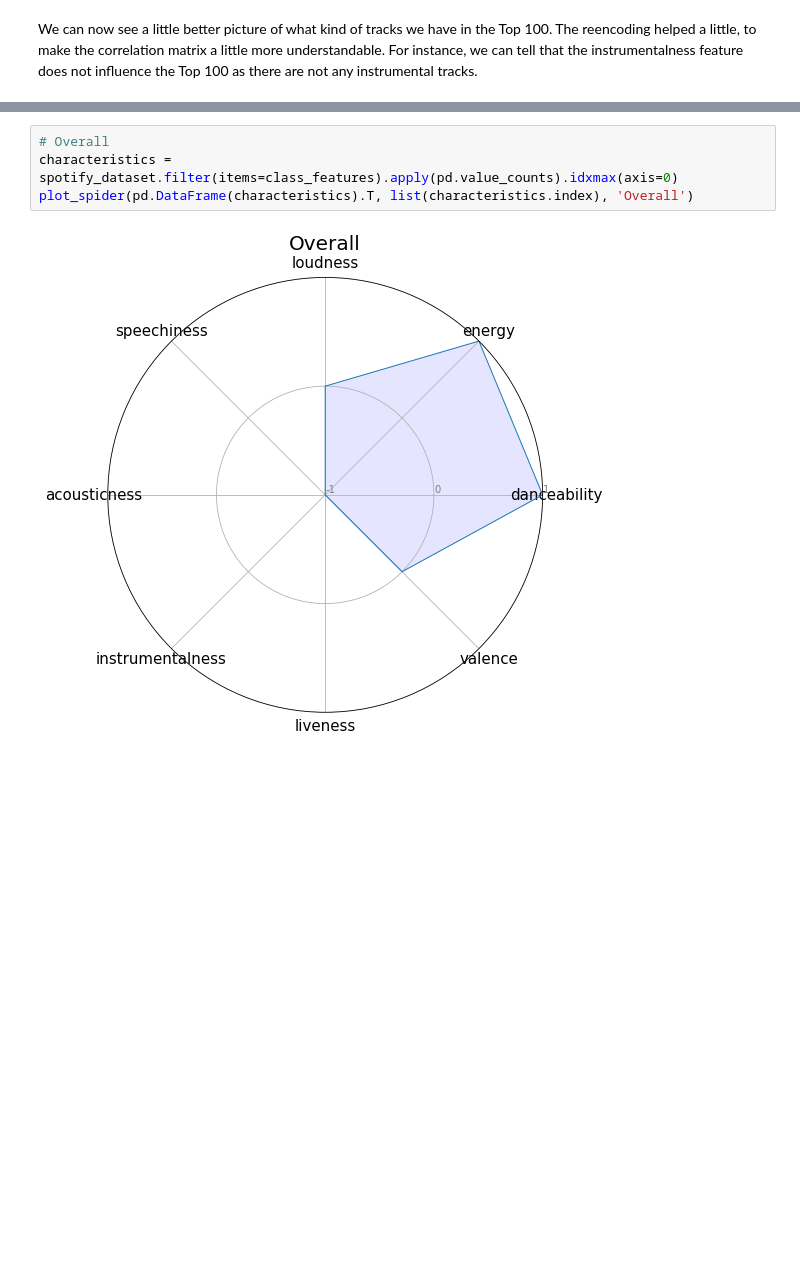
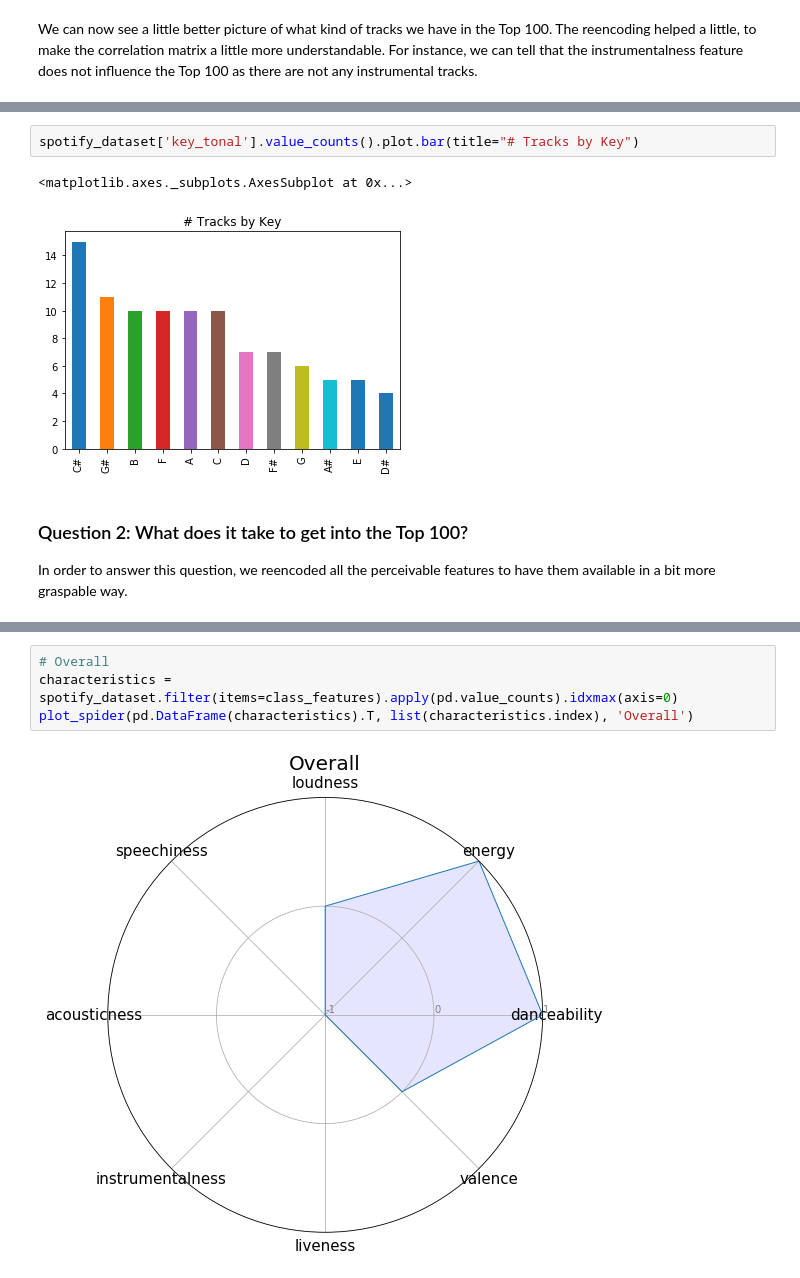
Before and after one commit to nsiicm0/Spotify-2018-Top-100-Analysis, a Jupyter notebook: Write A Data Science Blog Post.ipynb, the cells around one changed output, grey strips where cells are left out. Drawn from its saved outputs; the diff is of its cells as text; blank space fills up the shorter version.

```diff
--- a/Write A Data Science Blog Post.ipynb
+++ b/Write A Data Science Blog Post.ipynb
@@ -396,3 +469,11 @@ We can now see a little better picture of what kind of tracks we have in the Top
+# %%
+spotify_dataset['key_tonal'].value_counts().plot.bar(title="# Tracks by Key")
+# %% [output]
+<matplotlib.axes._subplots.AxesSubplot at 0x...>
+[figure, added]
+# %% [markdown]
+### Question 2: What does it take to get into the Top 100?
+In order to answer this question, we reencoded all the perceivable features to have them available in a bit more graspable way.
 # %%
 spotify_dataset.filter(items=class_features).hist(figsize=(15,10), grid=False)
 # %% [output]
```
Also changed, not shown: parts of 43 cells of this notebook, 3 other files.
